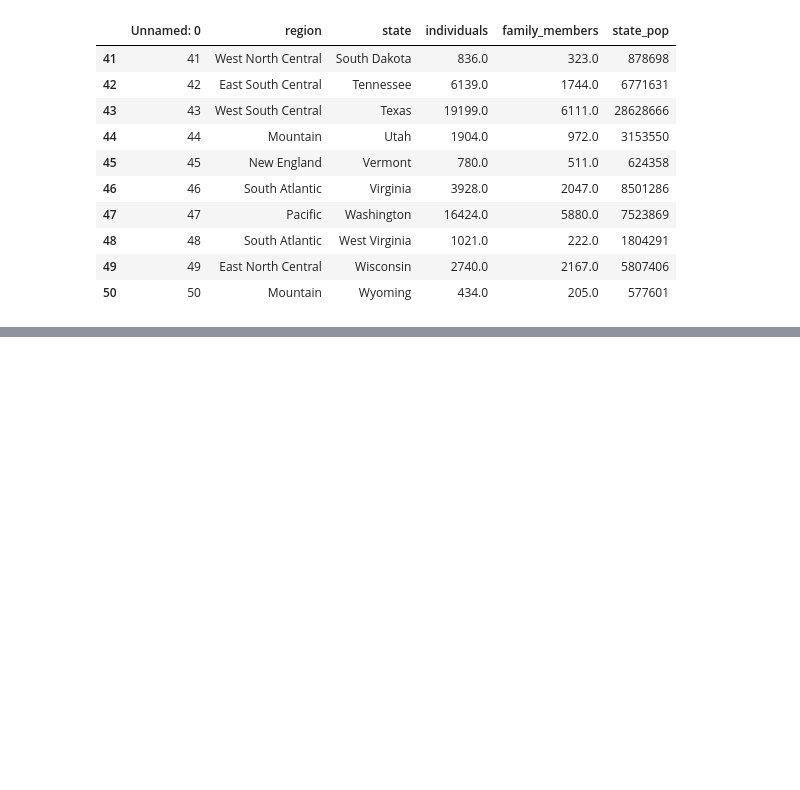
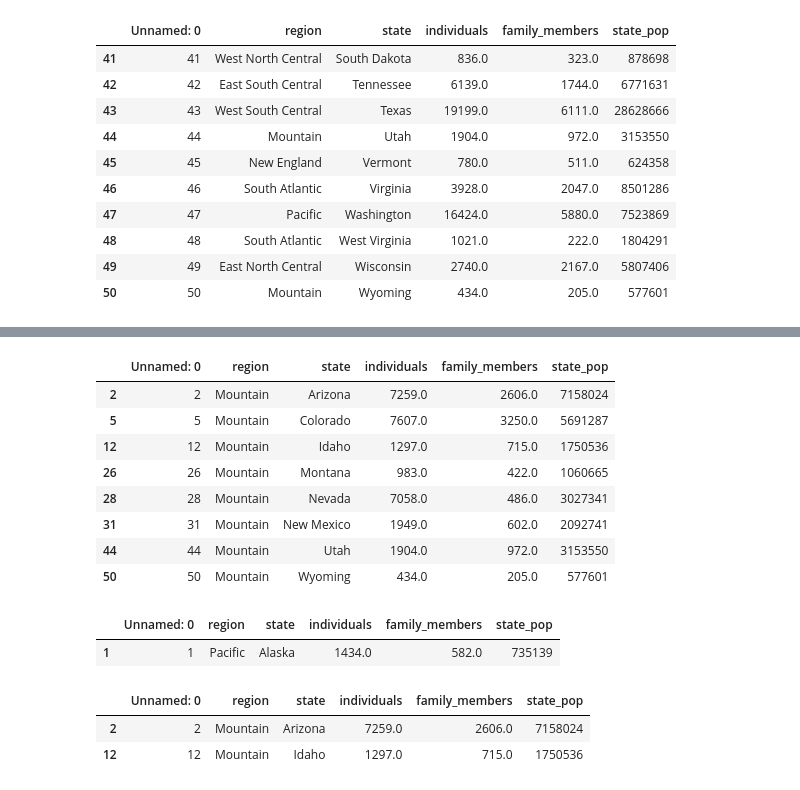
Before and after one commit to biiraj01/python-class-day1, a Jupyter notebook: one.ipynb, the cells around one changed output, grey strips where cells are left out. Cells and saved outputs as stored; diff of their text form; code cells hidden in the pictures; blank space fills up the shorter version.

```diff
--- a/one.ipynb
+++ b/one.ipynb
@@ -83,0 +89,27 @@ array([[0, 'East South Central', 'Alabama', 2570.0, 864.0, 4887681],
+# %%
+condition = df['region']== "Mountain"
+mnt = df[condition]
+mnt
+# %% [output]
+|  | Unnamed: 0 | region | state | individuals | family_members | state_pop |
+| 2 | 2 | Mountain | Arizona | 7259.0 | 2606.0 | 7158024 |
+| 5 | 5 | Mountain | Colorado | 7607.0 | 3250.0 | 5691287 |
+| 12 | 12 | Mountain | Idaho | 1297.0 | 715.0 | 1750536 |
+| 26 | 26 | Mountain | Montana | 983.0 | 422.0 | 1060665 |
+| 28 | 28 | Mountain | Nevada | 7058.0 | 486.0 | 3027341 |
+| 31 | 31 | Mountain | New Mexico | 1949.0 | 602.0 | 2092741 |
+| 44 | 44 | Mountain | Utah | 1904.0 | 972.0 | 3153550 |
+| 50 | 50 | Mountain | Wyoming | 434.0 | 205.0 | 577601 |
+# %%
+condition = (df['family_members']<1000)& (df['region']=="Pacific")
+ctd = df[condition]
+ctd
+# %% [output]
+|  | Unnamed: 0 | region | state | individuals | family_members | state_pop |
+| 1 | 1 | Pacific | Alaska | 1434.0 | 582.0 | 735139 |
+# %%
+df[df['state'].isin(['Arizona','Idaho'])]
+# %% [output]
+|  | Unnamed: 0 | region | state | individuals | family_members | state_pop |
+| 2 | 2 | Mountain | Arizona | 7259.0 | 2606.0 | 7158024 |
+| 12 | 12 | Mountain | Idaho | 1297.0 | 715.0 | 1750536 |
```
Also changed, not shown: parts of 21 cells of this notebook, 2 other files.
